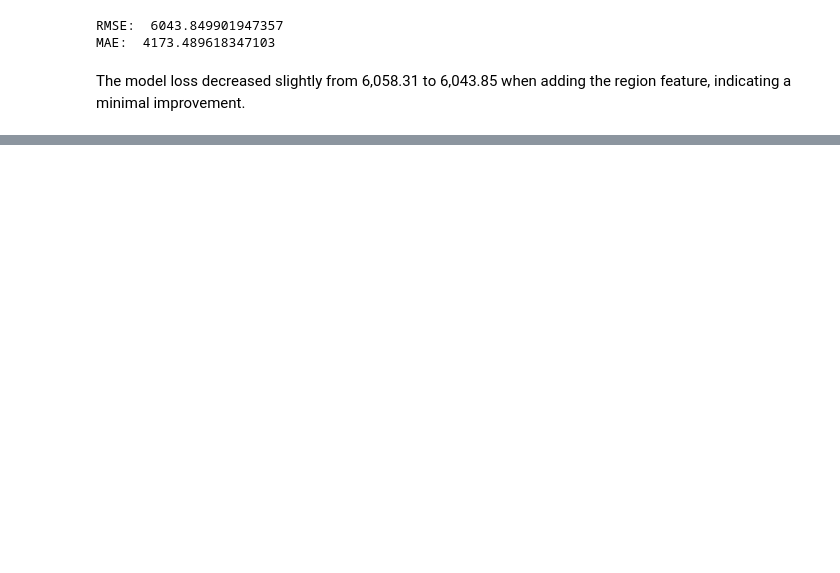
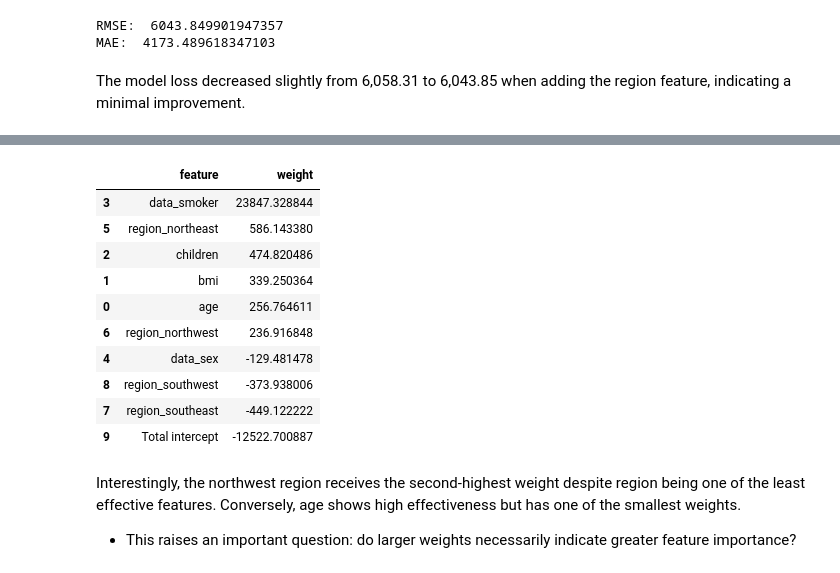
Before and after one commit to bashiir-code/ML-Project---Health-Insurance-Cost-Prediction, a Jupyter notebook: linear_regression.ipynb, the cells around one changed output, grey strips where cells are left out. Saved outputs shown, nothing was run; the diff lists cells and outputs as text; code cells hidden in the pictures; blank space fills up the shorter version.

Commit message:
Add One-hot encoding, scaling, testing model

```diff
--- a/linear_regression.ipynb
+++ b/linear_regression.ipynb
@@ -1129,3 +1131,28 @@ Recall that due to regulatory requirements, we also need to explain the rational
 $charges = w_1 \times age + w_2 \times bmi + w_3 \times charges + w_4 \times smoker + w_5 \times sex + w_6 \times northeast + w_7 \times northwest + w_8 \times southeast+ w_9 \times southwest + b$
 
 To compare the importance of each feature in the model, our first instinct might be to compare their weights.
+# %%
+
+# Models weights and total intercept
+weights_df = (pd.DataFrame({
+    'feature': np.append(model.feature_names_in_, 'Total intercept'),
+    'weight': np.append(model.coef_, model.intercept_)
+})).sort_values(by = 'weight', ascending = False)
+
+weights_df
+# %% [output]
+|  | feature | weight |
+| 3 | data_smoker | 23847.328844 |
+| 5 | region_northeast | 586.143380 |
+| 2 | children | 474.820486 |
+| 1 | bmi | 339.250364 |
+| 0 | age | 256.764611 |
+| 6 | region_northwest | 236.916848 |
+| 4 | data_sex | -129.481478 |
+| 8 | region_southwest | -373.938006 |
+| 7 | region_southeast | -449.122222 |
+| 9 | Total intercept | -12522.700887 |
+# %% [markdown]
+Interestingly, the northwest region receives the second-highest weight despite region being one of the least effective features. Conversely, age shows high effectiveness but has one of the smallest weights.
+
+- This raises an important question: do larger weights necessarily indicate greater feature importance?
```
Also changed, not shown: parts of 24 cells of this notebook, 1 other file.
